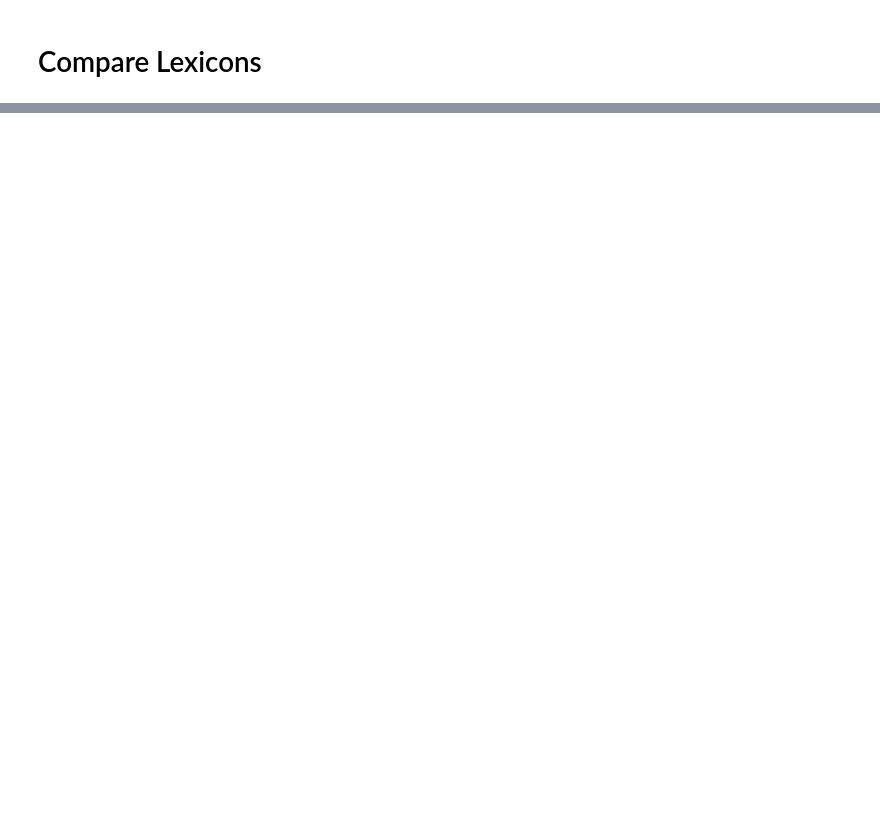
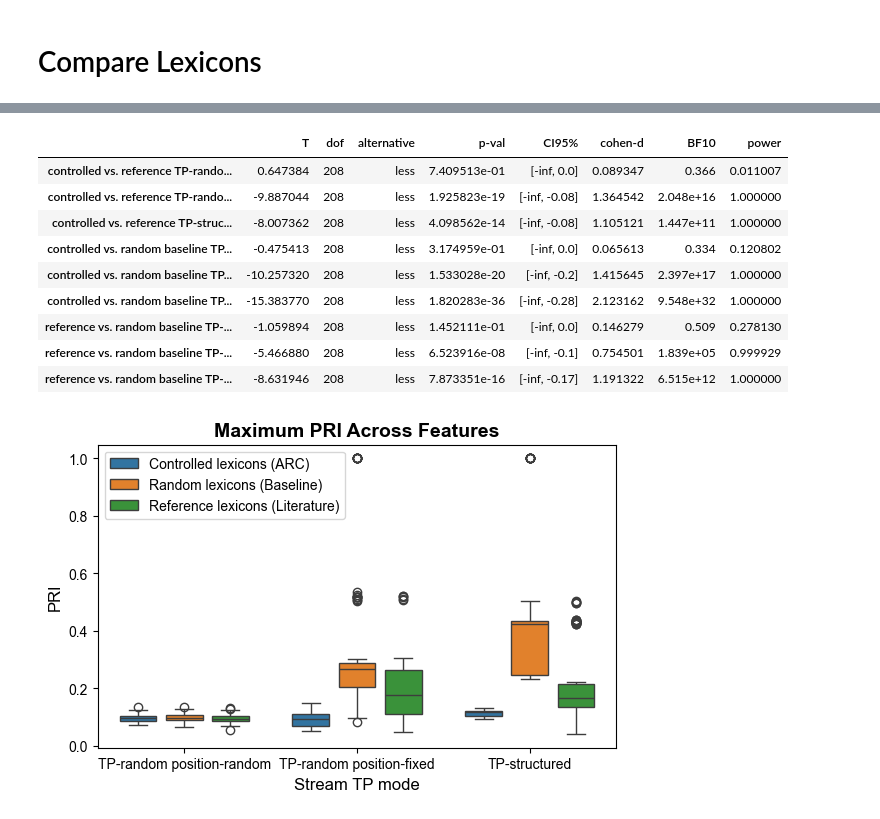
Before and after one commit to milosen/arc, a Jupyter notebook: notebooks/controlled_stream_generation.ipynb, the cells around one changed output, grey strips where cells are left out. Drawn from its saved outputs; the diff is of its cells as text; code cells hidden in the pictures; blank space fills up the shorter version.

Commit message:
pre submit results

```diff
--- a/notebooks/controlled_stream_generation.ipynb
+++ b/notebooks/controlled_stream_generation.ipynb
@@ -103,5 +123,7 @@ Streams based on controlled lexicons (ours)
 # %%
-N_LEXICONS = 10
+N_LEXICONS = 21
+N_WORDS_PER_LEXICON = 4
 N_REPS = 5
+N_STREAMS_PER_INPUT = 5
 # %%
 from arc import make_streams
@@ -131,0 +392,14 @@ print_streams_summary(random_streams)
+# %%
+ref_streams = Register()
+for _ in range(N_STREAMS_PER_INPUT):
+    for stream in make_streams(
+        ref_lexicons,
+        max_rhythmicity=None,
+        num_repetitions=N_REPS
+        ):
+        ref_streams.append(stream)
+
+for stream in ref_streams:
+    print_stream_info(stream)
+
+len(ref_streams)
@@ -148,3 +530,65 @@ df
+# %%
+import seaborn as sns
+import matplotlib.pyplot as plt
+from scipy.stats import ttest_ind
+from pingouin import ttest
+
+tp_modes_pretty = ["TP-random position-random", "TP-random position-fixed", "TP-structured"]
+dfs = []
+
+for i, tp_mode in enumerate(tp_modes_pretty):
+    df2 = df[(df["Stream TP mode"] == tp_mode) & (df["Feature"] == "max")]
+    cat1 = df2[df2['Control']=='Controlled lexicons (ARC)']["PRI"]
+    cat2 = df2[df2['Control']=='Reference lexicons (Literature)']["PRI"]
+    this = ttest(list(cat1), list(cat2), alternative="less")
+    this.index = [f"controlled vs. reference {tp_mode}"]
+    dfs.append(this)
+
+print("")
+
+for i, tp_mode in enumerate(tp_modes_pretty):
+    df2 = df[(df["Stream TP mode"] == tp_mode) & (df["Feature"] == "max")]
+    cat1 = df2[df2['Control']=='Controlled lexicons (ARC)']["PRI"]
+    cat2 = df2[df2['Control']=='Random lexicons (Baseline)']["PRI"]
+    this = ttest(list(cat1), list(cat2), alternative="less")
+    this.index = [f"controlled vs. random baseline {tp_mode}"]
+    dfs.append(this)
+
+print("")
+
+for i, tp_mode in enumerate(tp_modes_pretty):
+    df2 = df[(df["Stream TP mode"] == tp_mode) & (df["Feature"] == "max")]
+    cat1 = df2[df2['Control']=='Reference lexicons (Literature)']["PRI"]
+    cat2 = df2[df2['Control']=='Random lexicons (Baseline)']["PRI"]
+    this = ttest(list(cat1), list(cat2), alternative="less")
+    this.index = [f"reference vs. random baseline {tp_mode}"]
+    dfs.append(this)
+
+ttest_df = pd.concat(dfs)
+
+display(ttest_df)
+
+ttest_df.to_csv("ttest_results.csv")
+
+_, ax = plt.subplots(figsize=(17*cm, 10*cm))
+sns.boxplot(df[df["Feature"] == "max"], x="Stream TP mode", y="PRI", hue="Control", order=tp_modes_pretty, gap=0.2)
+plt.title("Maximum PRI Across Features")
+handles, labels = ax.get_legend_handles_labels()
+ax.legend(handles=handles, labels=labels)
+
+plt.savefig("lexicon_pris_summary.pdf", dpi=600)
+# %% [output]
+|  | T | dof | alternative | p-val | CI95% | cohen-d | BF10 | power |
+| controlled vs. reference TP-rando... | 0.647384 | 208 | less | 7.409513e-01 | [-inf, 0.0] | 0.089347 | 0.366 | 0.011007 |
+| controlled vs. reference TP-rando... | -9.887044 | 208 | less | 1.925823e-19 | [-inf, -0.08] | 1.364542 | 2.048e+16 | 1.000000 |
+| controlled vs. reference TP-struc... | -8.007362 | 208 | less | 4.098562e-14 | [-inf, -0.08] | 1.105121 | 1.447e+11 | 1.000000 |
+| controlled vs. random baseline TP... | -0.475413 | 208 | less | 3.174959e-01 | [-inf, 0.0] | 0.065613 | 0.334 | 0.120802 |
+| controlled vs. random baseline TP... | -10.257320 | 208 | less | 1.533028e-20 | [-inf, -0.2] | 1.415645 | 2.397e+17 | 1.000000 |
+| controlled vs. random baseline TP... | -15.383770 | 208 | less | 1.820283e-36 | [-inf, -0.28] | 2.123162 | 9.548e+32 | 1.000000 |
+| reference vs. random baseline TP-... | -1.059894 | 208 | less | 1.452111e-01 | [-inf, 0.0] | 0.146279 | 0.509 | 0.278130 |
+| reference vs. random baseline TP-... | -5.466880 | 208 | less | 6.523916e-08 | [-inf, -0.1] | 0.754501 | 1.839e+05 | 0.999929 |
+| reference vs. random baseline TP-... | -8.631946 | 208 | less | 7.873351e-16 | [-inf, -0.17] | 1.191322 | 6.515e+12 | 1.000000 |
+[figure, added]
 # %%
 import seaborn as sns
 import matplotlib.pyplot as plt
```
Also changed, not shown: parts of 21 cells of this notebook, 3 other files.
